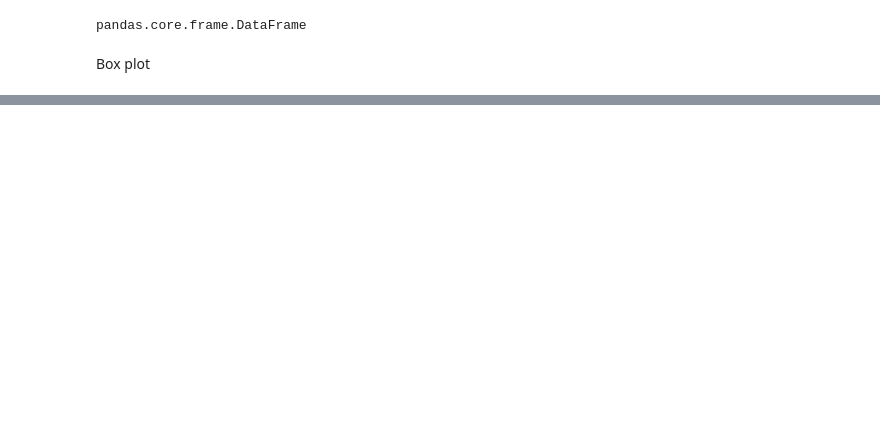
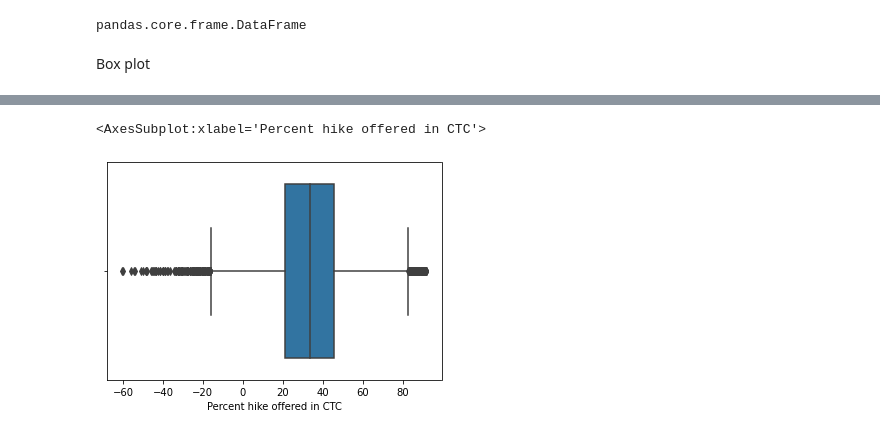
Before and after one commit to rproddatur/Capstone, a Jupyter notebook: task 2.2.ipynb, the cells around one changed output, grey strips where cells are left out. Saved outputs shown, nothing was run; the diff lists cells and outputs as text; code cells hidden in the pictures; blank space fills up the shorter version.

```diff
--- a/task 2.2.ipynb
+++ b/task 2.2.ipynb
@@ -472,0 +451,5 @@ There are no outliers in the data
+# %%
+sns.boxplot(data['Percent hike offered in CTC'])
+# %% [output]
+<AxesSubplot:xlabel='Percent hike offered in CTC'>
+[figure, added]
```
Also changed, not shown: parts of 50 cells of this notebook.
